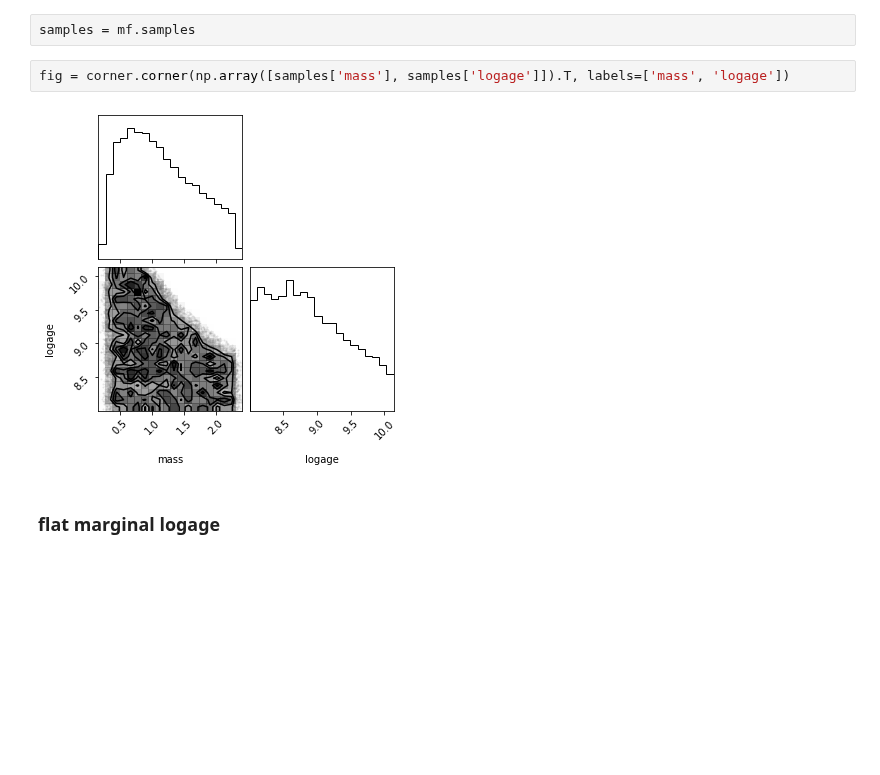
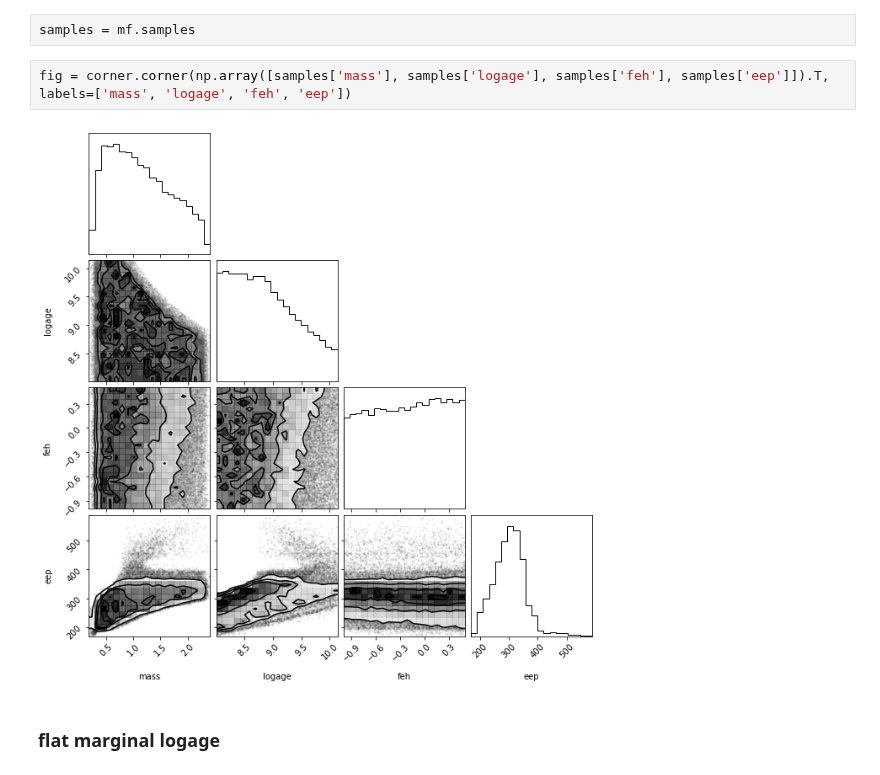
Before and after one commit to kemasuda/jaxstar, a Jupyter notebook: demos/check_priors.ipynb, the cells around one changed output. Saved outputs shown, nothing was run; the diff lists cells and outputs as text; blank space fills up the shorter version.

```diff
--- a/demos/check_priors.ipynb
+++ b/demos/check_priors.ipynb
@@ -60,9 +91,9 @@ Number of divergences: 17
 # %%
 samples = mf.samples
 # %%
-fig = corner.corner(np.array([samples['mass'], samples['logage']]).T, labels=['mass', 'logage'])
+fig = corner.corner(np.array([samples['mass'], samples['logage'], samples['feh'], samples['eep']]).T, labels=['mass', 'logage', 'feh', 'eep'])
 # %% [output]
-[figure, old version]
+[figure, new version]
 # %% [markdown]
 ### flat marginal logage
 # %%
```
Also changed, not shown: parts of 11 cells of this notebook.
